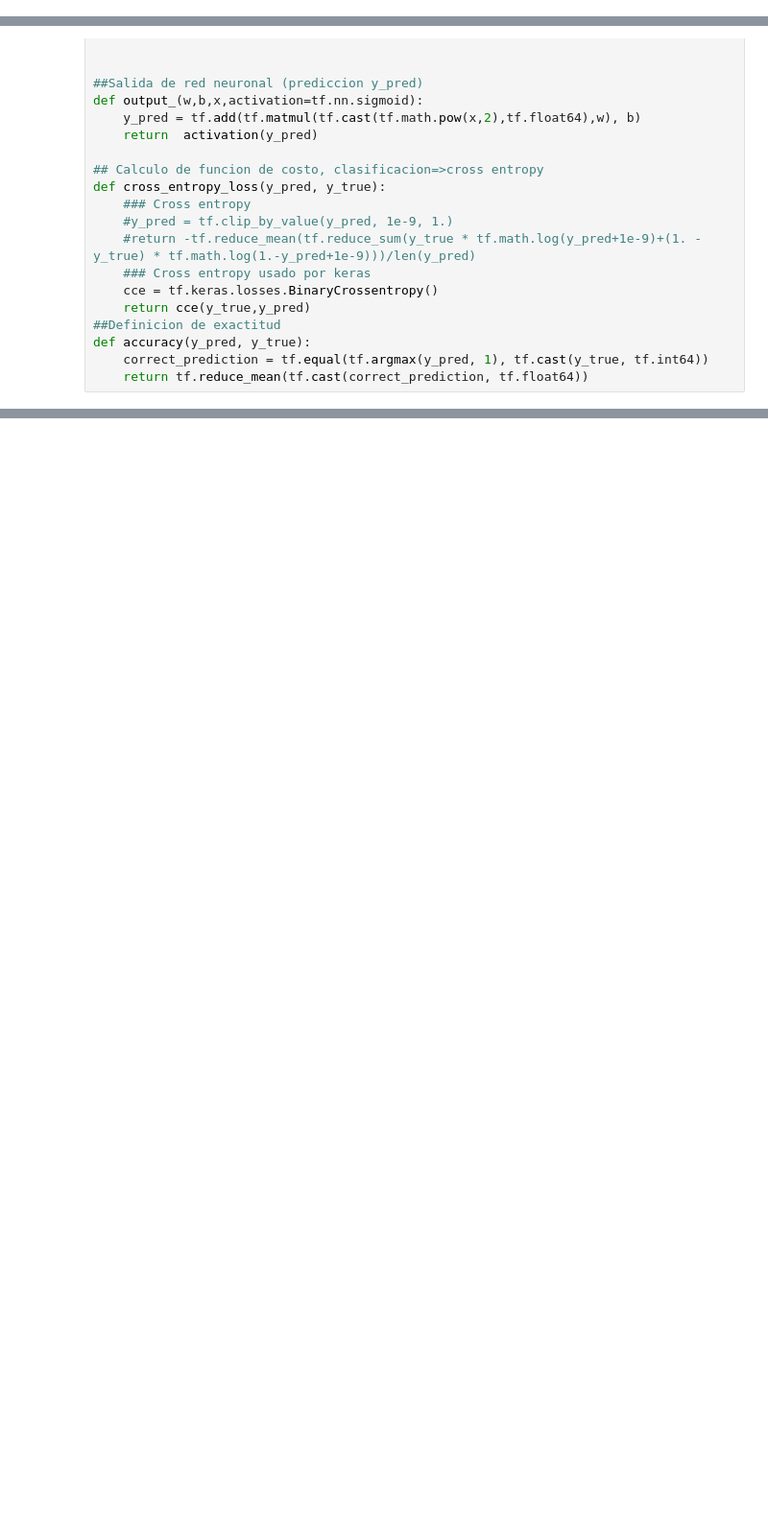
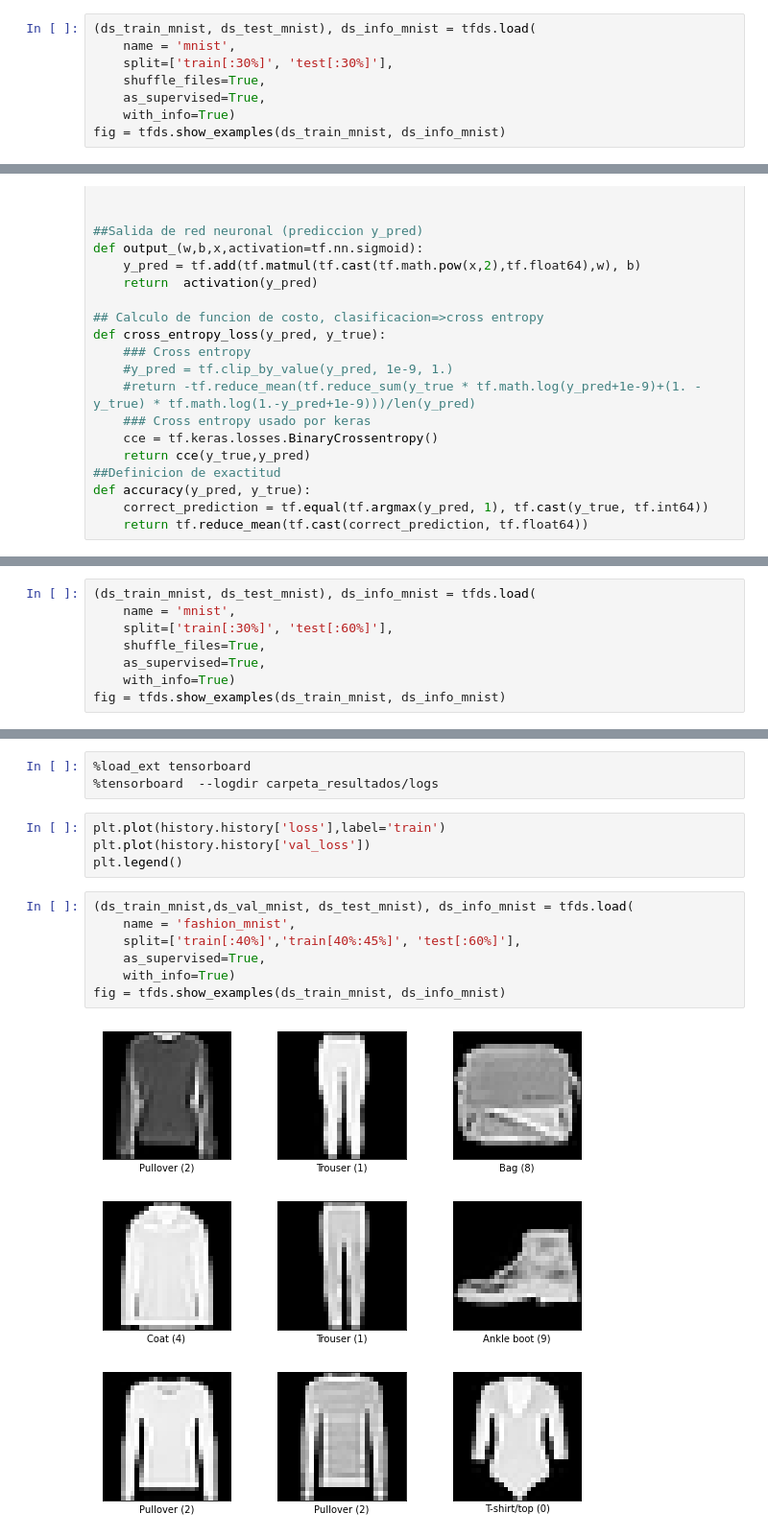
Before and after one commit to Maestria-en-Ciencia-de-datos-HWTNM/repo_curso_tf2_2022_2, a Jupyter notebook: clases/clase_notebook.ipynb, the cells around one changed output, grey strips where cells are left out. Shown at 96% size. Cells and saved outputs as stored; diff of their text form; blank space fills up the shorter version.

```diff
--- a/clases/clase_notebook.ipynb
+++ b/clases/clase_notebook.ipynb
@@ -1213,0 +1081,8 @@ plt.legend()
+# %%
+(ds_train_mnist, ds_test_mnist), ds_info_mnist = tfds.load(
+    name = 'mnist',
+    split=['train[:30%]', 'test[:30%]'],
+    shuffle_files=True,
+    as_supervised=True,
+    with_info=True)
+fig = tfds.show_examples(ds_train_mnist, ds_info_mnist)
@@ -2179,0 +1771,8 @@ _________________________________________________________________
+# %%
+(ds_train_mnist, ds_test_mnist), ds_info_mnist = tfds.load(
+    name = 'mnist',
+    split=['train[:30%]', 'test[:60%]'],
+    shuffle_files=True,
+    as_supervised=True,
+    with_info=True)
+fig = tfds.show_examples(ds_train_mnist, ds_info_mnist)
@@ -2179,0 +1835,16 @@ _________________________________________________________________
+# %%
+%load_ext tensorboard
+%tensorboard  --logdir carpeta_resultados/logs
+# %%
+plt.plot(history.history['loss'],label='train')
+plt.plot(history.history['val_loss'])
+plt.legend()
+# %%
+(ds_train_mnist,ds_val_mnist, ds_test_mnist), ds_info_mnist = tfds.load(
+    name = 'fashion_mnist',
+    split=['train[:40%]','train[40%:45%]', 'test[:60%]'],
+    as_supervised=True,
+    with_info=True)
+fig = tfds.show_examples(ds_train_mnist, ds_info_mnist)
+# %% [output]
+[figure, added]
```
Also changed, not shown: parts of 375 cells of this notebook, 2 other files.
